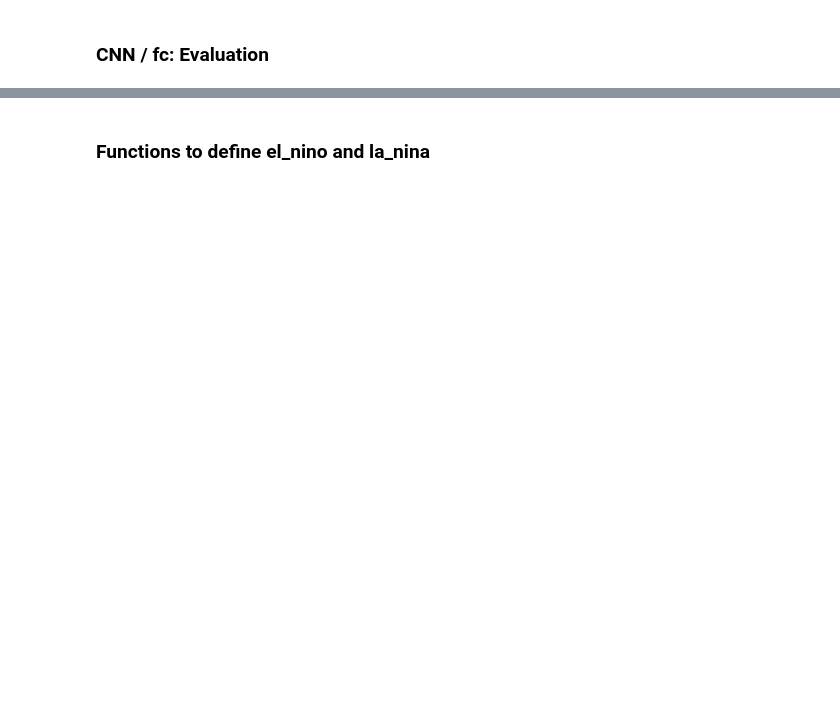
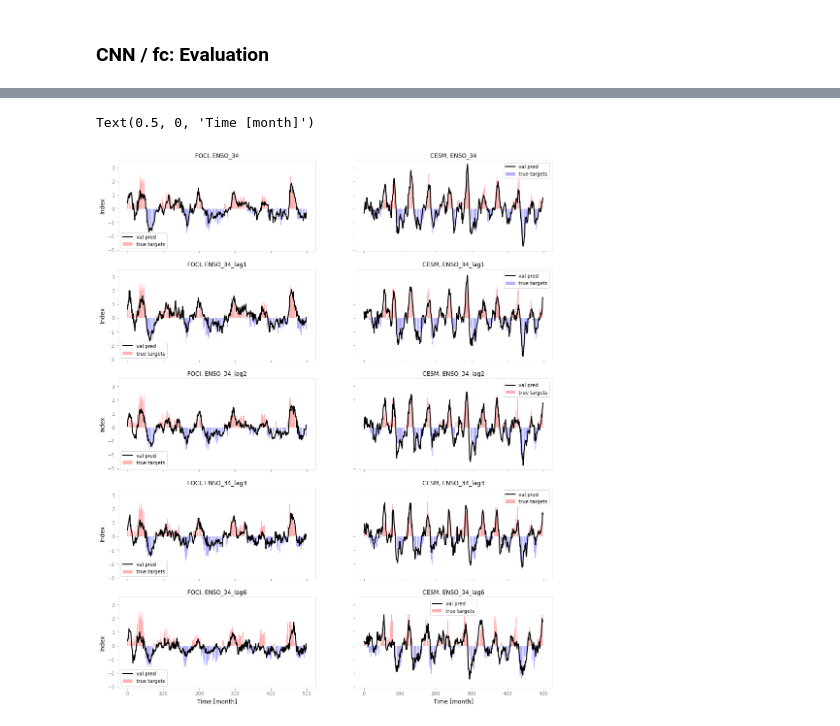
Before and after one commit to MarcoLandtHayen/cicmod_application, a Jupyter notebook: notebooks/02_enso_prediction_nils.ipynb, the cells around one changed output, grey strips where cells are left out. Cells and saved outputs as stored; diff of their text form; code cells hidden in the pictures; blank space fills up the shorter version.

```diff
--- a/notebooks/02_enso_prediction_nils.ipynb
+++ b/notebooks/02_enso_prediction_nils.ipynb
@@ -1163,40 +1236,47 @@ def bar_color(data, color_pos, color_neg):
 # %%
 ## Fidelity check: Plot VALIDATION targets as bar plot (red / blue) vs. predictions as black line
 
 # Plot first 500 time steps only:
-fig, axes = plt.subplots(5, 2, figsize=[16, 20])
+fig, axes = plt.subplots(5, 2, figsize=[16, 20], sharey=True, sharex=True)
 
 # Loop over predictions:
-for i in range(len(val_pred_CNNfc_FOCI)):
+for i, t_name in enumerate(val_pred_CNNfc_FOCI):
 
     # FOCI
     axes[i, 0].bar(
-        x=range(len(val_target_FOCI.values[:500, i])),
-        height=val_target_FOCI.values[:500, i],
-        color=bar_color(val_target_FOCI[:500], "r", "b")[i],
+        x=range(len(val_target_FOCI[t_name][:500])),
+        height=val_target_FOCI[t_name][:500],
+        color=bar_color(val_target_FOCI[t_name][:500], "r", "b"),
         label="true targets",
         alpha=0.3,
     )
-    axes[i, 0].plot(val_pred_CNNfc_FOCI[i][:500, 0], label="val pred", color="black")
+    axes[i, 0].plot(
+        val_pred_CNNfc_FOCI[t_name][:500, 0], label="val pred", color="black"
+    )
     axes[i, 0].legend()
-    axes[i, 0].set_title("FOCI, " + target_FOCI.columns[i], fontsize=12)
+    axes[i, 0].set_title("FOCI, " + t_name, fontsize=12)
     axes[i, 0].set_ylabel("Index", fontsize=12)
 
     # CESM
     axes[i, 1].bar(
-        x=range(len(val_target_CESM.values[:500, i])),
-        height=val_target_CESM.values[:500, i],
-        color=bar_color(val_target_CESM[:500], "r", "b")[i],
+        x=range(len(val_target_CESM[t_name][:500])),
+        height=val_target_CESM[t_name][:500],
+        color=bar_color(val_target_CESM[t_name][:500], "r", "b"),
         label="true targets",
         alpha=0.3,
     )
-    axes[i, 1].plot(val_pred_CNNfc_CESM[i][:500, 0], label="val pred", color="black")
+    axes[i, 1].plot(
+        val_pred_CNNfc_CESM[t_name][:500, 0], label="val pred", color="black"
+    )
     axes[i, 1].legend()
-    axes[i, 1].set_title("CESM, " + target_CESM.columns[i], fontsize=12)
+    axes[i, 1].set_title("CESM, " + t_name, fontsize=12)
 
 
 axes[len(val_pred_CNNfc_FOCI) - 1, 0].set_xlabel("Time [month]", fontsize=12)
 axes[len(val_pred_CNNfc_FOCI) - 1, 1].set_xlabel("Time [month]", fontsize=12)
+# %% [output]
+Text(0.5, 0, 'Time [month]')
+[figure, added]
 # %%
 # NEXT steps:
 
@@ -1214,5 +1294,3 @@ axes[len(val_pred_CNNfc_FOCI) - 1, 1].set_xlabel("Time [month]", fontsize=12)
 
 ### Then try to train models on lagged targets: What's the task? Predicting transfer from neutral state to either
 ### El Nino or La Nina? (Willi talked about "contingency tables" in our last PI meeting. What's that?)
-# %% [markdown]
-### Functions to define el_nino and la_nina
```
Also changed, not shown: parts of 32 cells of this notebook.
